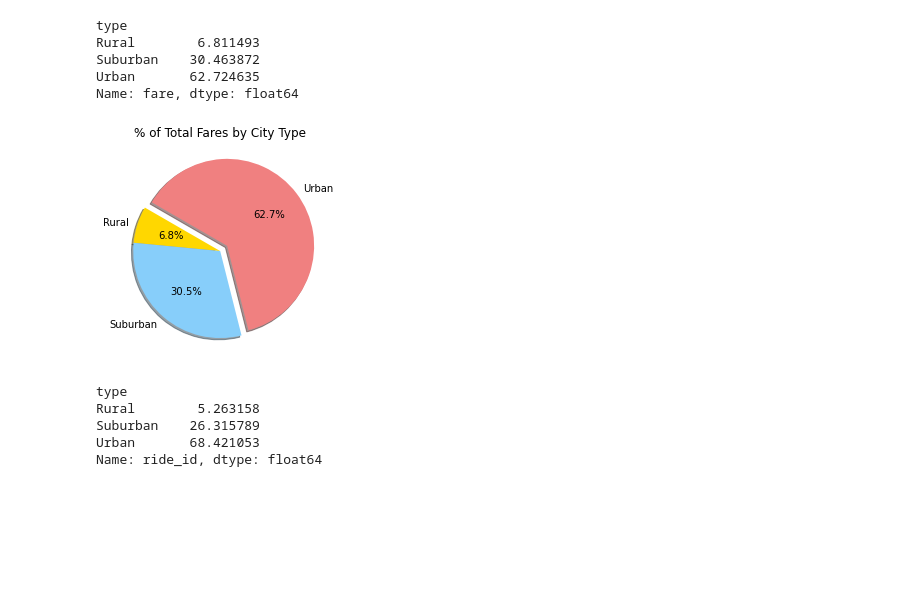
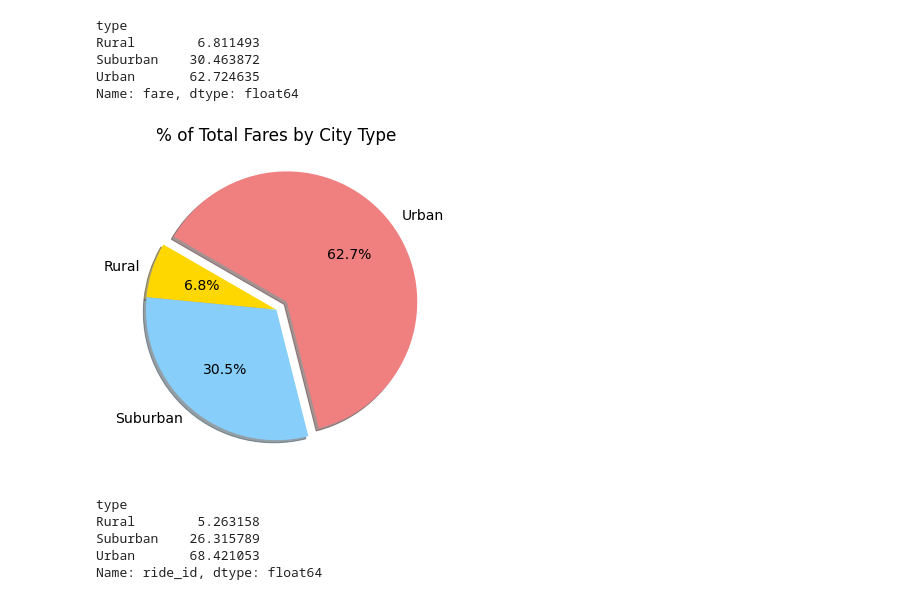
Before and after one commit to lilyhanhub/PyBer_Analysis, a Jupyter notebook: PyBer.ipynb, the cells around one changed output. Saved outputs shown, nothing was run; the diff lists cells and outputs as text; code cells hidden in the pictures; blank space fills up the shorter version.

Commit message:
Updating Pyber.ipynb code and piechart figure

```diff
--- a/PyBer.ipynb
+++ b/PyBer.ipynb
@@ -625,20 +625,21 @@ Name: fare, dtype: float64
 # %%
 # Import mpl to change the plot configurations using rcParms
 import matplotlib as mpl
 
 # Build the percentage of fares by city type pie chart.
+plt.subplots(figsize=(10,6))
 plt.pie(type_percents, labels=["Rural", "Suburban", "Urban"], colors=["gold", "lightskyblue", "lightcoral"],
        explode=[0,0,0.1], autopct='%1.1f%%', shadow=True, startangle=150)
 plt.title("% of Total Fares by City Type")
 
 # Change the default font size from 10 to 14
 mpl.rcParams['font.size'] = 14
 
 # Save Figure
 plt.savefig("analysis/Fig5.png")
 plt.show()
 # %% [output]
-[figure, old version]
+[figure, new version]
 # %%
 # Calculate the percentage of rides for each city type.
 ride_percents = 100 * pyber_data_df.groupby(["type"]).count()["ride_id"] / pyber_data_df["ride_id"].count()
```
Also changed, not shown: 1 other file.
